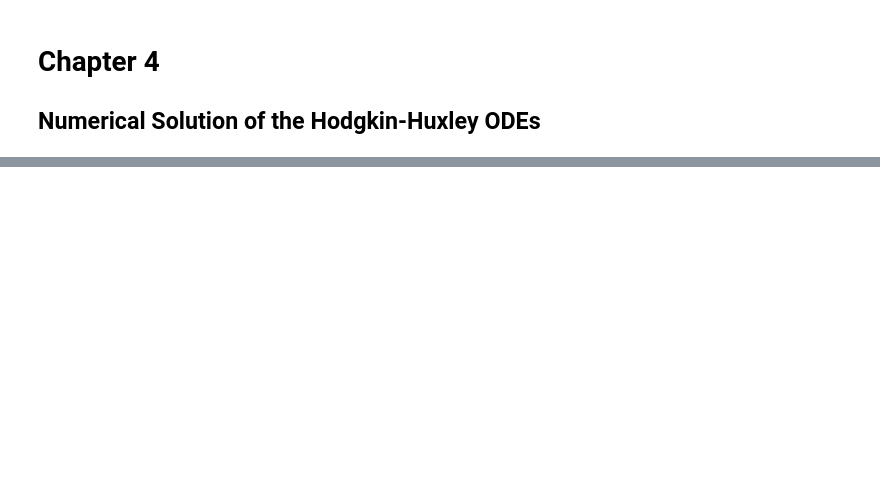
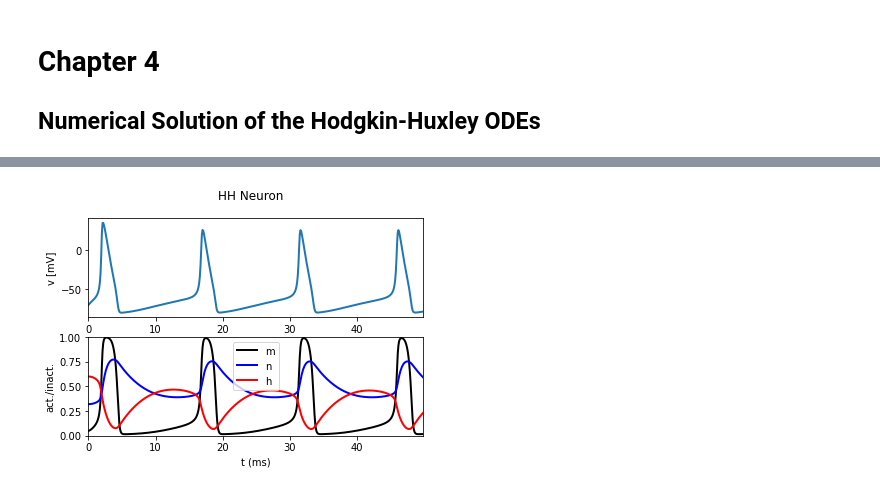
Before and after one commit to ITNG/ModelingNeuralDynamics, a Jupyter notebook: brian/chapter04.ipynb, the cells around one changed output, grey strips where cells are left out. Cells and saved outputs as stored; diff of their text form; code cells hidden in the pictures; blank space fills up the shorter version.

Commit message:
chpater 1 and 4 added in brian2.

```diff
--- a/brian/chapter04.ipynb
+++ b/brian/chapter04.ipynb
@@ -69,0 +44,74 @@ plt.show();
+# %%
+import brian2 as b2
+import matplotlib.pyplot as plt
+import numpy as np
+import neurodynex3.tools.input_factory as input_factory
+
+
+
+def simulate_HH_neuron(input_current, simulation_time):
+
+    """A Hodgkin-Huxley neuron implemented in Brian2.
+
+    Args:
+        input_current (TimedArray): Input current injected into the HH neuron
+        simulation_time (float): Simulation time [seconds]
+
+    Returns:
+        StateMonitor: Brian2 StateMonitor with recorded fields
+        ["vm", "I_e", "m", "n", "h"]
+    """
+
+    # neuron parameters
+    El = -59 * b2.mV
+    EK = -82 * b2.mV
+    ENa = 45 * b2.mV
+    gl = 0.3 * b2.msiemens
+    gK = 36 * b2.msiemens
+    gNa = 120 * b2.msiemens
+    C = 1 * b2.ufarad
+
+    # forming HH model with differential equations
+    eqs = """
+    I_e = input_current(t,i) : amp
+    membrane_Im = I_e + gNa*m**3*h*(ENa-vm) + \
+        gl*(El-vm) + gK*n**4*(EK-vm) : amp
+
+    alphan = 0.01/mV * (-60.0*mV - vm) / (exp((-60.0*mV - vm) / (10.0*mV)) - 1.0)/ms: Hz
+    alpham = (vm + 45.0*mV) / (10.0*mV) / (1.0 - exp(-(vm + 45.0*mV) / (10.0*mV)))/ms : Hz
+    alphah = 0.07*exp(-(vm + 70*mV)/(20*mV))/ms : Hz
+
+    betan = 0.125 * exp(-(vm + 70.0*mV) / (80.0*mV))/ms: Hz
+    betam = 4.0 * exp(-(vm + 70.0*mV) / (18.0*mV))/ms: Hz
+    betah = 1. / (exp(-(vm + 40.0*mV) / (10.0*mV)) + 1.0)/ms : Hz
+
+    dn/dt = alphan*(1-n)-betan*n : 1
+    dm/dt = alpham*(1-m)-betam*m : 1
+    dh/dt = alphah*(1-h)-betah*h : 1
+
+    dvm/dt = membrane_Im/C : volt
+    """
+
+    neuron = b2.NeuronGroup(1, eqs, method="gsl")
+
+    # parameter initialization [come from x_inf(v) {x:m,n,h}]
+    neuron.vm = -70*b2.mV
+    neuron.m = 0.05
+    neuron.h = 0.60
+    neuron.n = 0.32
+
+    # tracking parameters
+    st_mon = b2.StateMonitor(neuron, ["vm", "I_e", "m", "n", "h"], record=True)
+
+    # running the simulation
+    hh_net = b2.Network(neuron)
+    hh_net.add(st_mon)
+    hh_net.run(simulation_time)
+
+    return st_mon
+
+current = input_factory.get_step_current(0, 50, b2.ms, 10.0 * b2.uA)
+state_monitor = simulate_HH_neuron(current, 50 * b2.ms)
+plot_data(state_monitor, title="HH Neuron")
+# %% [output]
+[figure, added]
```
Also changed, not shown: parts of 7 cells of this notebook, 7 other files.
